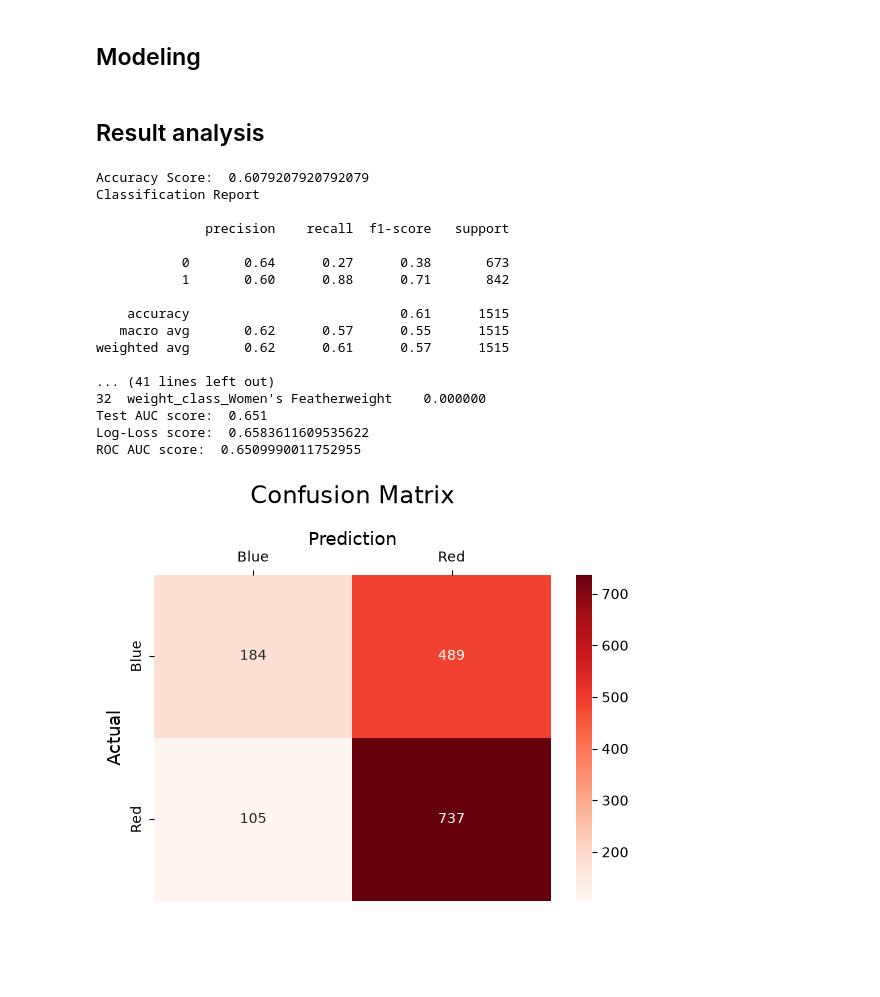
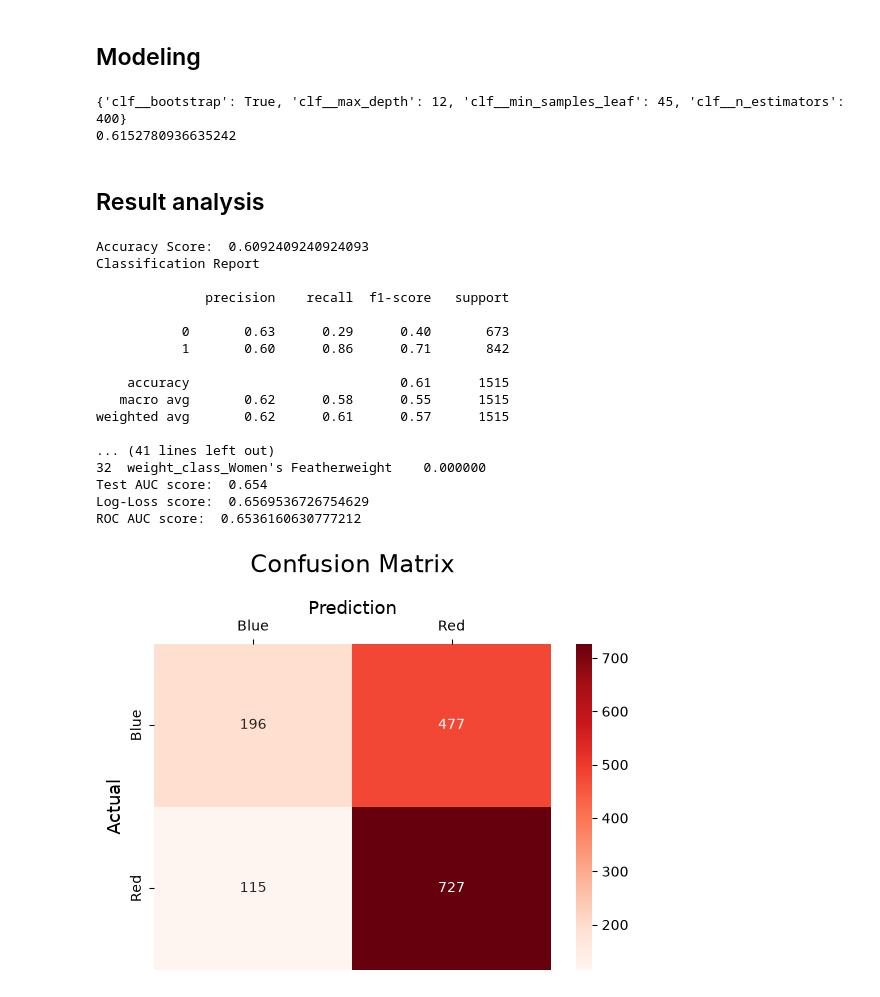
Before and after one commit to kormakursnorra/MachineLearningRepo, a Jupyter notebook: Project1/src/kormakur_notebook.ipynb, the cells around one changed output. Saved outputs shown, nothing was run; the diff lists cells and outputs as text; code cells hidden in the pictures; blank space fills up the shorter version.

```diff
--- a/Project1/src/kormakur_notebook.ipynb
+++ b/Project1/src/kormakur_notebook.ipynb
@@ -152,7 +143,7 @@ from sklearn.compose import ColumnTransformer
 from sklearn.preprocessing import OneHotEncoder
 from sklearn.ensemble import RandomForestClassifier
 from sklearn.pipeline import Pipeline
-from sklearn.model_selection import cross_val_score, StratifiedKFold
+from sklearn.model_selection import cross_val_score, StratifiedKFold, GridSearchCV
 
 cat_features = ["gender", "weight_class", "red_stance", "blue_stance"]
 
@@ -169,22 +160,43 @@ pre_tree = ColumnTransformer([
     ("cat", OneHotEncoder(handle_unknown="ignore"), cat_features),
 ])
 
+params = {
+    "clf__n_estimators": [100, 400],
+    "clf__max_depth": [4, 12],
+    "clf__min_samples_leaf": [15, 45],
+    "clf__bootstrap": [True, False],
+}
+
 
 randforrest = Pipeline([
     ("pre", pre_tree),
-    ("clf", RandomForestClassifier(n_estimators=200, max_depth=8,
-                                   min_samples_leaf=30, n_jobs=-1,
-                                   random_state=42))
+    ("clf", RandomForestClassifier(n_jobs=-1, random_state=42))
 ])
+
+grid_search = GridSearchCV(
+    estimator=randforrest,
+    param_grid=params,
+    cv=5,
+    scoring="roc_auc",
+    n_jobs=-1
+)
+
+grid_search.fit(x_training_df, y_train)
+
+best_model = grid_search.best_estimator_
+print(grid_search.best_params_)
+print(grid_search.best_score_)
+
+proba = best_model.predict_proba(x_test_df)[:, 1]
+preds = best_model.predict(x_test_df)
 
 cv = StratifiedKFold(n_splits=3, shuffle=True, random_state=42)
 
-cv_auc = cross_val_score(randforrest, x_training_df,
+cv_auc = cross_val_score(best_model, x_training_df,
                          y_train, cv=cv, scoring="roc_auc", n_jobs=-1).mean()
-
-randforrest.fit(x_training_df, y_train)
-proba = randforrest.predict_proba(x_test_df)[:, 1]
-preds = randforrest.predict(x_test_df)
+# %% [output]
+{'clf__bootstrap': True, 'clf__max_depth': 12, 'clf__min_samples_leaf': 45, 'clf__n_estimators': 400}
+0.6152780936635242
 # %% [markdown]
 ## Result analysis
 # %%
@@ -195,11 +207,11 @@ print("Accuracy Score: ", accuracy_score(y_test_df, preds))
 print("Classification Report \n")
 print(classification_report(y_test_df, preds))
 
-encoded_features = randforrest.named_steps["pre"].named_transformers_["cat"]
+encoded_features = best_model.named_steps["pre"].named_transformers_["cat"]
 encoded_names = list(encoded_features.get_feature_names_out(cat_features))
 features_names = num_features + encoded_names
 
-importances = (randforrest.named_steps["clf"].feature_importances_) * 100
+importances = (best_model.named_steps["clf"].feature_importances_) * 100
 feature_imp_df = pd.DataFrame({"Feature" : features_names, "Importance" : importances}).sort_values("Importance", ascending=False)
 
 print(feature_imp_df)
@@ -210,38 +222,38 @@ print("Log-Loss score: ", log_loss(y_test, proba))
 print("ROC AUC score: ", roc_auc_score((y_test == True), proba))
 
 conf_matrix = confusion_matrix(y_test, preds, labels=[False, True])
 
 sns.heatmap(conf_matrix,
             annot=True,
             fmt="d",
             cmap="Reds",
             xticklabels=["Blue","Red"],
             yticklabels=["Blue","Red"])
 
 plt.ylabel("Actual", fontsize=13)
 plt.title("Confusion Matrix", fontsize=17, pad=20)
 plt.gca().xaxis.set_label_position("top")
 plt.xlabel("Prediction", fontsize=13)
 plt.gca().xaxis.tick_top()
 
 plt.gca().figure.subplots_adjust(bottom=0.2)
 plt.show()
 # %% [output]
-Accuracy Score:  0.6079207920792079
+Accuracy Score:  0.6092409240924093
 Classification Report
 
               precision    recall  f1-score   support
 
-           0       0.64      0.27      0.38       673
-           1       0.60      0.88      0.71       842
+           0       0.63      0.29      0.40       673
+           1       0.60      0.86      0.71       842
 
     accuracy                           0.61      1515
-   macro avg       0.62      0.57      0.55      1515
+   macro avg       0.62      0.58      0.55      1515
 weighted avg       0.62      0.61      0.57      1515
 
 ... (41 lines left out)
 32  weight_class_Women's Featherweight    0.000000
-Test AUC score:  0.651
-Log-Loss score:  0.6583611609535622
-ROC AUC score:  0.6509990011752955
+Test AUC score:  0.654
+Log-Loss score:  0.6569536726754629
+ROC AUC score:  0.6536160630777212
-[figure, old version]
+[figure, new version]
```
Also changed, not shown: parts of 1 cell of this notebook.
